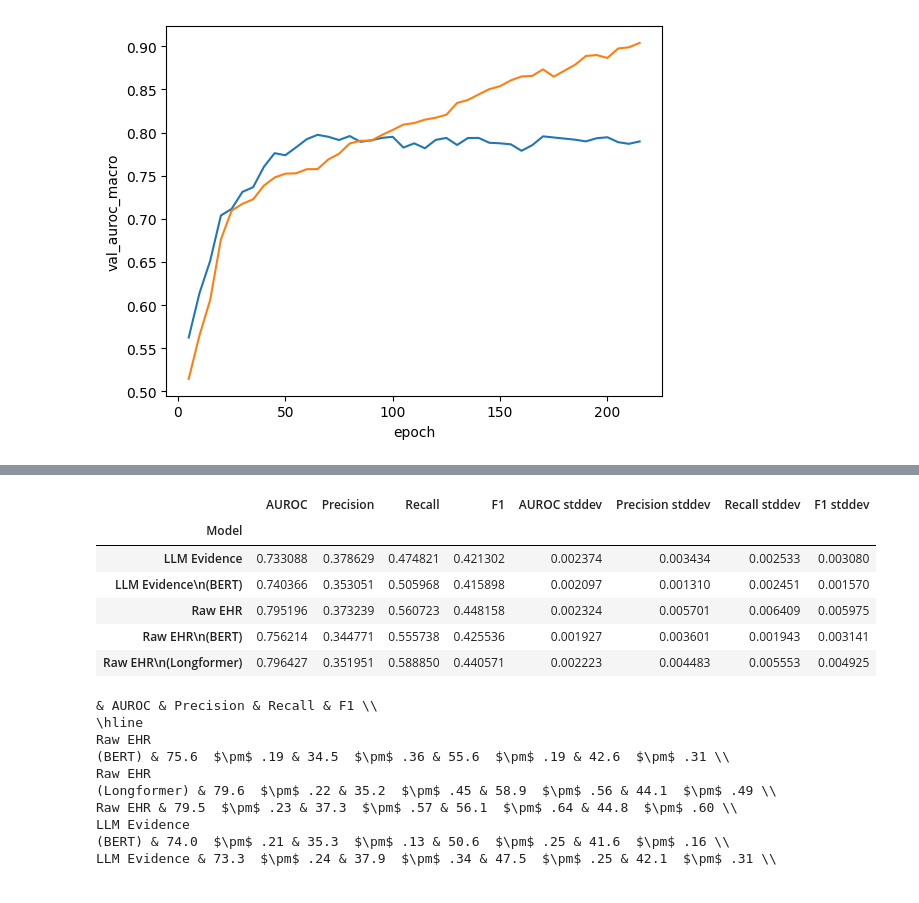
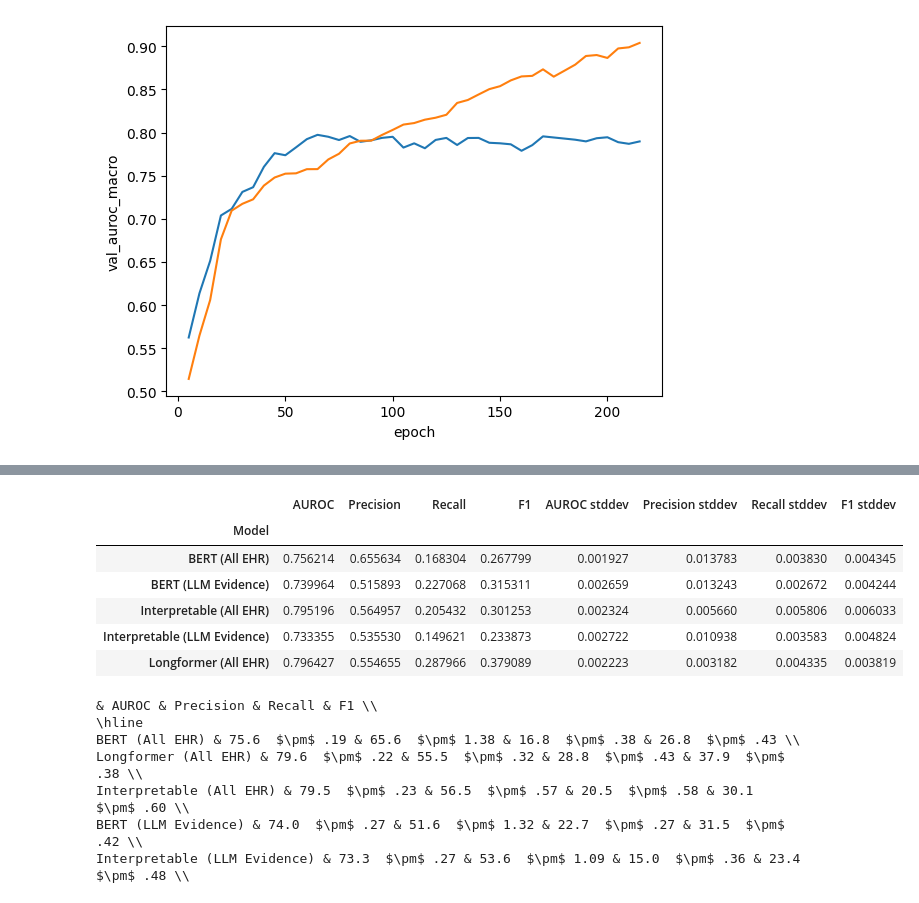
Before and after one commit to dmcinerney/ehr-diagnosis-agent, a Jupyter notebook: ehr_diagnosis_agent/results2.ipynb, the cells around one changed output, grey strips where cells are left out. Cells and saved outputs as stored; diff of their text form; code cells hidden in the pictures.

```diff
--- a/ehr_diagnosis_agent/results2.ipynb
+++ b/ehr_diagnosis_agent/results2.ipynb
@@ -102,0 +157,4 @@ Name: 36, dtype: object
+# %%
+df, best_row = get_train_eval_df('/scratch/mcinerney.de/ehr-diagnosis-agent-output/wandb/run-20231210_021631-n03ypa6b/files')
+sns.lineplot(data=df, x='epoch', y='val_auroc_macro')
+sns.lineplot(data=df, x='epoch', y='train_auroc_macro')
@@ -102,0 +218,2 @@ Name: 36, dtype: object
+# %%
+x = get_top_differences(evidence_df_white, 'white', evidence_df_black, 'black')
@@ -232,21 +449,26 @@ results[['Model', 'AUROC', 'Precision', 'Recall', 'F1']]
 # %%
 import matplotlib.pyplot as plt
 import seaborn as sns
-fig, axs = plt.subplots(1, 1, figsize=(4, 3))
-chart = sns.barplot(data=results,
-    x='Model', y='AUROC', hue='Interpretable', dodge=False, ax=axs,
+model_names = {
+    'all_sentences': 'All EHR',
+    'llm_evidence': 'LLM Evidence',
+}
+results['Model'] = results['model'].apply(lambda x: model_names[x] if x in model_names.keys() else x)
+fig, axs = plt.subplots(1, 1, figsize=(4, 2.8))
+chart = sns.lineplot(data=results[(~results.suffix.isna()) & (results.Interpretable == 'Interpretable')],
+    x='Maximum Evidence Used', y='AUROC', hue='Model', ax=axs,
     palette=[sns.color_palette("coolwarm", 4)[3], sns.color_palette("coolwarm", 4)[0]])
 chart.grid(True, axis='y', linestyle='-', linewidth=0.5, color='lightgray')
 chart.yaxis.set_tick_params(width=0)
 chart.set_axisbelow(True)
-chart.axis([-.5, 4.5, 0.5, 1])
+# chart.axis([-.5, 4.5, 0.5, 1])
 chart.spines['right'].set_visible(False)
 chart.spines['top'].set_visible(False)
 chart.spines['left'].set_visible(False)
 chart.spines['bottom'].set_visible(False)
 chart.legend(
     title="",
-    loc="upper right",
+    loc="upper left",
     frameon=False,
 )
 chart.set_xticklabels(
@@ -255,7 +477,7 @@ chart.set_xticklabels(
     # weight='bold',
     rotation=40,
 )
-chart.set_xlabel('')
+# chart.set_xlabel('')
 fig.tight_layout()
-fig.savefig('rp_performance.pdf')
+fig.savefig('rp_performance_evidence_ablation.pdf')
 # %% [output]
@@ -263,27 +485,42 @@ fig.savefig('rp_performance.pdf')
 # %%
 import numpy as np
-results_agg = results.copy()
+model_names = {
+    'all_sentences': 'Interpretable (All EHR)',
+    'llm_evidence': 'Interpretable (LLM Evidence)',
+    'llm_evidence_bert_predictor': 'BERT (LLM Evidence)',
+    'bert_predictor': 'BERT (All EHR)',
+    'longformer_predictor': 'Longformer (All EHR)',
+}
+results['Model'] = results['model'].apply(lambda x: model_names[x] if x in model_names.keys() else x)
+results_agg = results[results.suffix.isna()].copy()
 for metric in ['AUROC', 'Precision', 'Recall', 'F1']:
     results_agg[f'{metric} stddev'] = results_agg[metric]
 results_agg = results_agg.groupby('Model').agg(dict(
     **{m: np.mean for m in ['AUROC', 'Precision', 'Recall', 'F1']},
     **{f'{m} stddev': np.std for m in ['AUROC', 'Precision', 'Recall', 'F1']},
 ))
 results_agg
 # %% [output]
 |  | AUROC | Precision | Recall | F1 | AUROC stddev | Precision stddev | Recall stddev | F1 stddev |
 | Model |  |  |  |  |  |  |  |  |
-| LLM Evidence | 0.733088 | 0.378629 | 0.474821 | 0.421302 | 0.002374 | 0.003434 | 0.002533 | 0.003080 |
-| LLM Evidence\n(BERT) | 0.740366 | 0.353051 | 0.505968 | 0.415898 | 0.002097 | 0.001310 | 0.002451 | 0.001570 |
-| Raw EHR | 0.795196 | 0.373239 | 0.560723 | 0.448158 | 0.002324 | 0.005701 | 0.006409 | 0.005975 |
-| Raw EHR\n(BERT) | 0.756214 | 0.344771 | 0.555738 | 0.425536 | 0.001927 | 0.003601 | 0.001943 | 0.003141 |
-| Raw EHR\n(Longformer) | 0.796427 | 0.351951 | 0.588850 | 0.440571 | 0.002223 | 0.004483 | 0.005553 | 0.004925 |
+| BERT (All EHR) | 0.756214 | 0.655634 | 0.168304 | 0.267799 | 0.001927 | 0.013783 | 0.003830 | 0.004345 |
+| BERT (LLM Evidence) | 0.739964 | 0.515893 | 0.227068 | 0.315311 | 0.002659 | 0.013243 | 0.002672 | 0.004244 |
+| Interpretable (All EHR) | 0.795196 | 0.564957 | 0.205432 | 0.301253 | 0.002324 | 0.005660 | 0.005806 | 0.006033 |
+| Interpretable (LLM Evidence) | 0.733355 | 0.535530 | 0.149621 | 0.233873 | 0.002722 | 0.010938 | 0.003583 | 0.004824 |
+| Longformer (All EHR) | 0.796427 | 0.554655 | 0.287966 | 0.379089 | 0.002223 | 0.003182 | 0.004335 | 0.003819 |
 # %%
 latex_table = ""
 for metric in ['AUROC', 'Precision', 'Recall', 'F1']:
     latex_table += f"& {metric} "
 latex_table += "\\\\\n\hline\n"
 use_stddev = True
+model_order = [
+    'BERT (All EHR)',
+    'Longformer (All EHR)',
+    'Interpretable (All EHR)',
+    'BERT (LLM Evidence)',
+    'Interpretable (LLM Evidence)',
+]
 for model in model_order:
     row = results_agg.loc[model]
     latex_table += f'{model} '
@@ -300,11 +537,8 @@ print(latex_table)
 # %% [output]
 & AUROC & Precision & Recall & F1 \\
 \hline
-Raw EHR
-(BERT) & 75.6  $\pm$ .19 & 34.5  $\pm$ .36 & 55.6  $\pm$ .19 & 42.6  $\pm$ .31 \\
-Raw EHR
-(Longformer) & 79.6  $\pm$ .22 & 35.2  $\pm$ .45 & 58.9  $\pm$ .56 & 44.1  $\pm$ .49 \\
-Raw EHR & 79.5  $\pm$ .23 & 37.3  $\pm$ .57 & 56.1  $\pm$ .64 & 44.8  $\pm$ .60 \\
-LLM Evidence
-(BERT) & 74.0  $\pm$ .21 & 35.3  $\pm$ .13 & 50.6  $\pm$ .25 & 41.6  $\pm$ .16 \\
-LLM Evidence & 73.3  $\pm$ .24 & 37.9  $\pm$ .34 & 47.5  $\pm$ .25 & 42.1  $\pm$ .31 \\
+BERT (All EHR) & 75.6  $\pm$ .19 & 65.6  $\pm$ 1.38 & 16.8  $\pm$ .38 & 26.8  $\pm$ .43 \\
+Longformer (All EHR) & 79.6  $\pm$ .22 & 55.5  $\pm$ .32 & 28.8  $\pm$ .43 & 37.9  $\pm$ .38 \\
+Interpretable (All EHR) & 79.5  $\pm$ .23 & 56.5  $\pm$ .57 & 20.5  $\pm$ .58 & 30.1  $\pm$ .60 \\
+BERT (LLM Evidence) & 74.0  $\pm$ .27 & 51.6  $\pm$ 1.32 & 22.7  $\pm$ .27 & 31.5  $\pm$ .42 \\
+Interpretable (LLM Evidence) & 73.3  $\pm$ .27 & 53.6  $\pm$ 1.09 & 15.0  $\pm$ .36 & 23.4  $\pm$ .48 \\
```
Also changed, not shown: parts of 23 cells of this notebook, 23 other files.
